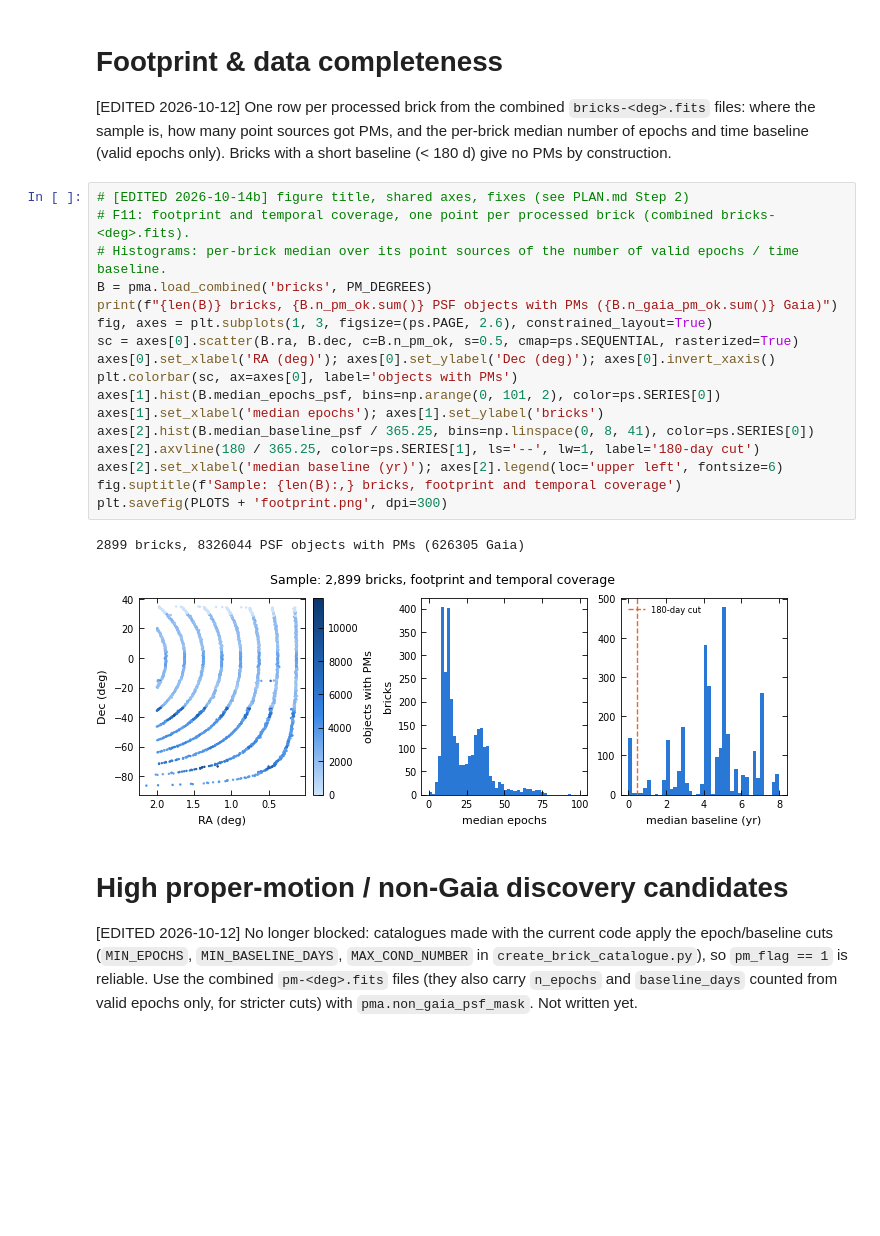
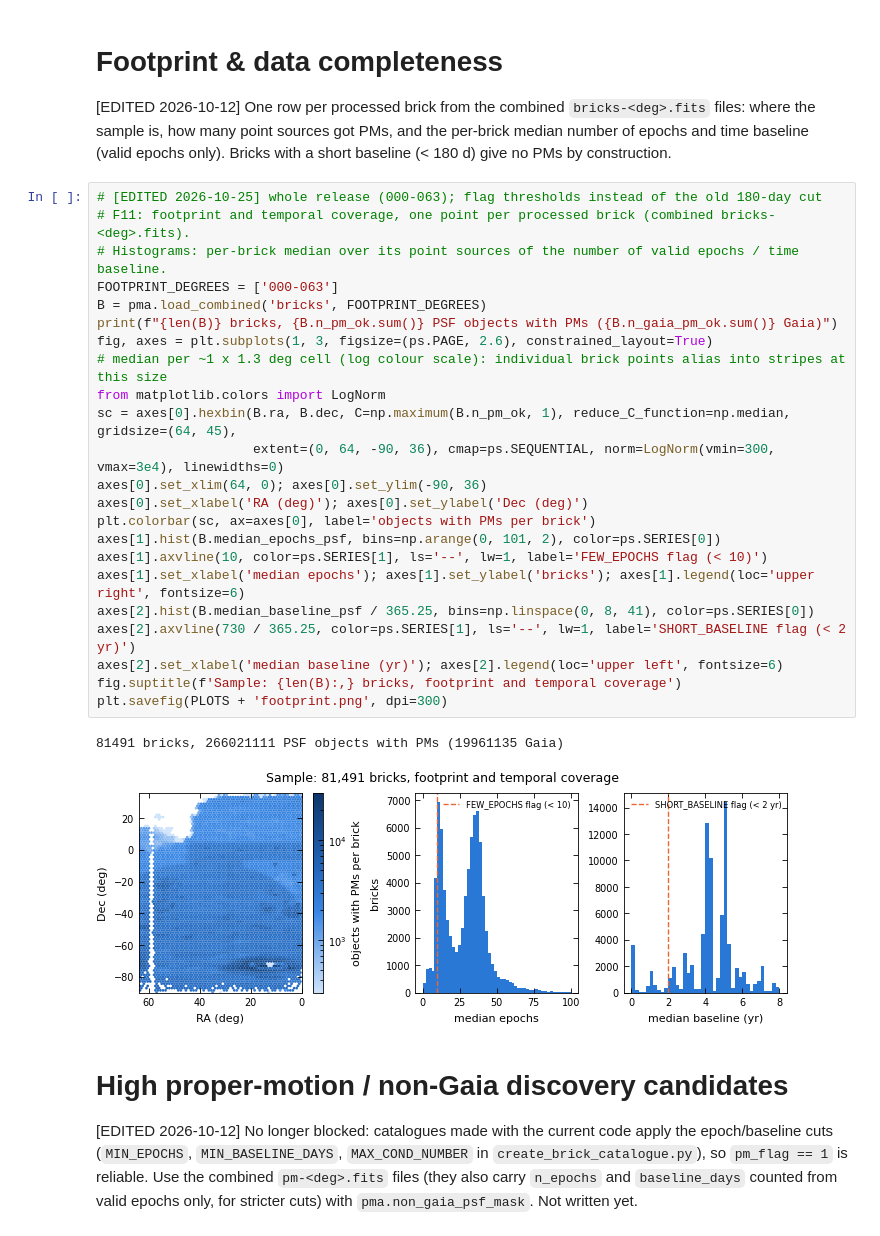
Before and after one commit to nadafalou/LegacyPM, a Jupyter notebook: run/err-plots.ipynb, the cells around one changed output. Saved outputs shown, nothing was run; the diff lists cells and outputs as text; blank space fills up the shorter version.

Commit message:
Analysis on v2: fix clean-star selection in column-limited loads; regenerate figures and error budget

```diff
--- a/run/err-plots.ipynb
+++ b/run/err-plots.ipynb
@@ -539,25 +539,31 @@ print(f'{mask.sum()} Gaia stars; overall median offset {np.median(res):.2f} mas,
 how many point sources got PMs, and the per-brick median number of epochs and time baseline (valid epochs only).
 Bricks with a short baseline (< 180 d) give no PMs by construction.
 # %%
-# [EDITED 2026-10-14b] figure title, shared axes, fixes (see PLAN.md Step 2)
+# [EDITED 2026-10-25] whole release (000-063); flag thresholds instead of the old 180-day cut
 # F11: footprint and temporal coverage, one point per processed brick (combined bricks-<deg>.fits).
 # Histograms: per-brick median over its point sources of the number of valid epochs / time baseline.
-B = pma.load_combined('bricks', PM_DEGREES)
+FOOTPRINT_DEGREES = ['000-063']
+B = pma.load_combined('bricks', FOOTPRINT_DEGREES)
 print(f"{len(B)} bricks, {B.n_pm_ok.sum()} PSF objects with PMs ({B.n_gaia_pm_ok.sum()} Gaia)")
 fig, axes = plt.subplots(1, 3, figsize=(ps.PAGE, 2.6), constrained_layout=True)
-sc = axes[0].scatter(B.ra, B.dec, c=B.n_pm_ok, s=0.5, cmap=ps.SEQUENTIAL, rasterized=True)
-axes[0].set_xlabel('RA (deg)'); axes[0].set_ylabel('Dec (deg)'); axes[0].invert_xaxis()
-plt.colorbar(sc, ax=axes[0], label='objects with PMs')
+# median per ~1 x 1.3 deg cell (log colour scale): individual brick points alias into stripes at this size
+from matplotlib.colors import LogNorm
+sc = axes[0].hexbin(B.ra, B.dec, C=np.maximum(B.n_pm_ok, 1), reduce_C_function=np.median, gridsize=(64, 45),
+                    extent=(0, 64, -90, 36), cmap=ps.SEQUENTIAL, norm=LogNorm(vmin=300, vmax=3e4), linewidths=0)
+axes[0].set_xlim(64, 0); axes[0].set_ylim(-90, 36)
+axes[0].set_xlabel('RA (deg)'); axes[0].set_ylabel('Dec (deg)')
+plt.colorbar(sc, ax=axes[0], label='objects with PMs per brick')
 axes[1].hist(B.median_epochs_psf, bins=np.arange(0, 101, 2), color=ps.SERIES[0])
-axes[1].set_xlabel('median epochs'); axes[1].set_ylabel('bricks')
+axes[1].axvline(10, color=ps.SERIES[1], ls='--', lw=1, label='FEW_EPOCHS flag (< 10)')
+axes[1].set_xlabel('median epochs'); axes[1].set_ylabel('bricks'); axes[1].legend(loc='upper right', fontsize=6)
 axes[2].hist(B.median_baseline_psf / 365.25, bins=np.linspace(0, 8, 41), color=ps.SERIES[0])
-axes[2].axvline(180 / 365.25, color=ps.SERIES[1], ls='--', lw=1, label='180-day cut')
+axes[2].axvline(730 / 365.25, color=ps.SERIES[1], ls='--', lw=1, label='SHORT_BASELINE flag (< 2 yr)')
 axes[2].set_xlabel('median baseline (yr)'); axes[2].legend(loc='upper left', fontsize=6)
 fig.suptitle(f'Sample: {len(B):,} bricks, footprint and temporal coverage')
 plt.savefig(PLOTS + 'footprint.png', dpi=300)
 # %% [output]
-2899 bricks, 8326044 PSF objects with PMs (626305 Gaia)
+81491 bricks, 266021111 PSF objects with PMs (19961135 Gaia)
-[figure, old version]
+[figure, new version]
 # %% [markdown]
 # High proper-motion / non-Gaia discovery candidates
 [EDITED 2026-10-12] No longer blocked: catalogues made with the current code apply the epoch/baseline cuts
```
Also changed, not shown: parts of 11 cells of this notebook, 23 other files.
